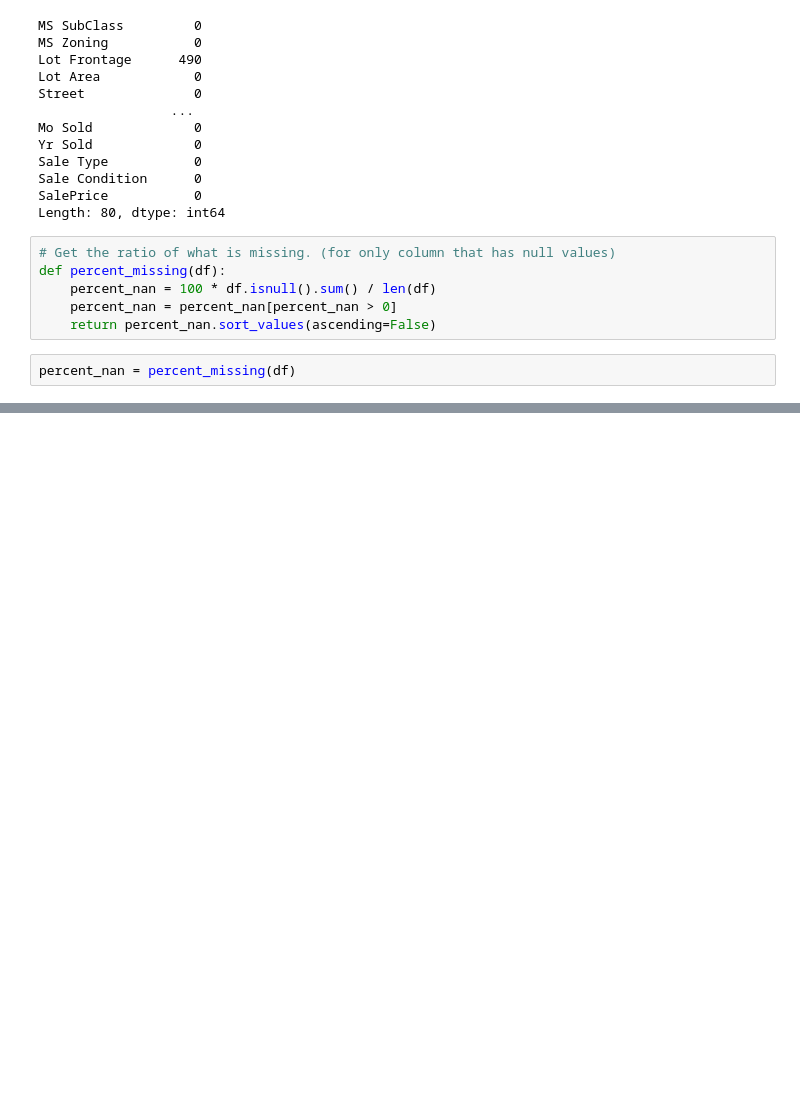
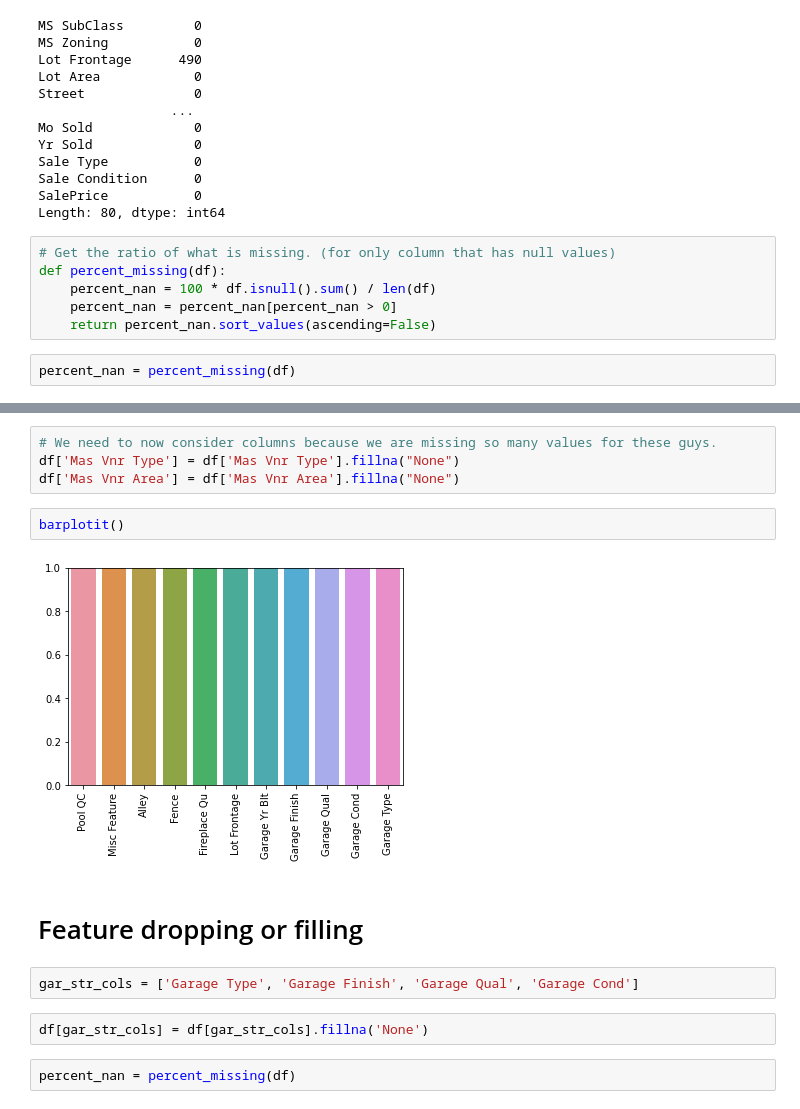
Before and after one commit to alpha-nero1/2021-Python-for-Machine-Learning-Data-Science-Masterclass, a Jupyter notebook: 09-Feature-Engineering/Feature Engineering Basics.ipynb, the cells around one changed output, grey strips where cells are left out. Saved outputs shown, nothing was run; the diff lists cells and outputs as text; blank space fills up the shorter version.

```diff
--- a/09-Feature-Engineering/Feature Engineering Basics.ipynb
+++ b/09-Feature-Engineering/Feature Engineering Basics.ipynb
@@ -350,0 +431,16 @@ plt.xticks(rotation=90)
+# %%
+# We need to now consider columns because we are missing so many values for these guys.
+df['Mas Vnr Type'] = df['Mas Vnr Type'].fillna("None")
+df['Mas Vnr Area'] = df['Mas Vnr Area'].fillna("None")
+# %%
+barplotit()
+# %% [output]
+[figure, added]
+# %% [markdown]
+# Feature dropping or filling
+# %%
+gar_str_cols = ['Garage Type', 'Garage Finish', 'Garage Qual', 'Garage Cond']
+# %%
+df[gar_str_cols] = df[gar_str_cols].fillna('None')
+# %%
+percent_nan = percent_missing(df)
```
Also changed, not shown: parts of 35 cells of this notebook, 4 other files.
